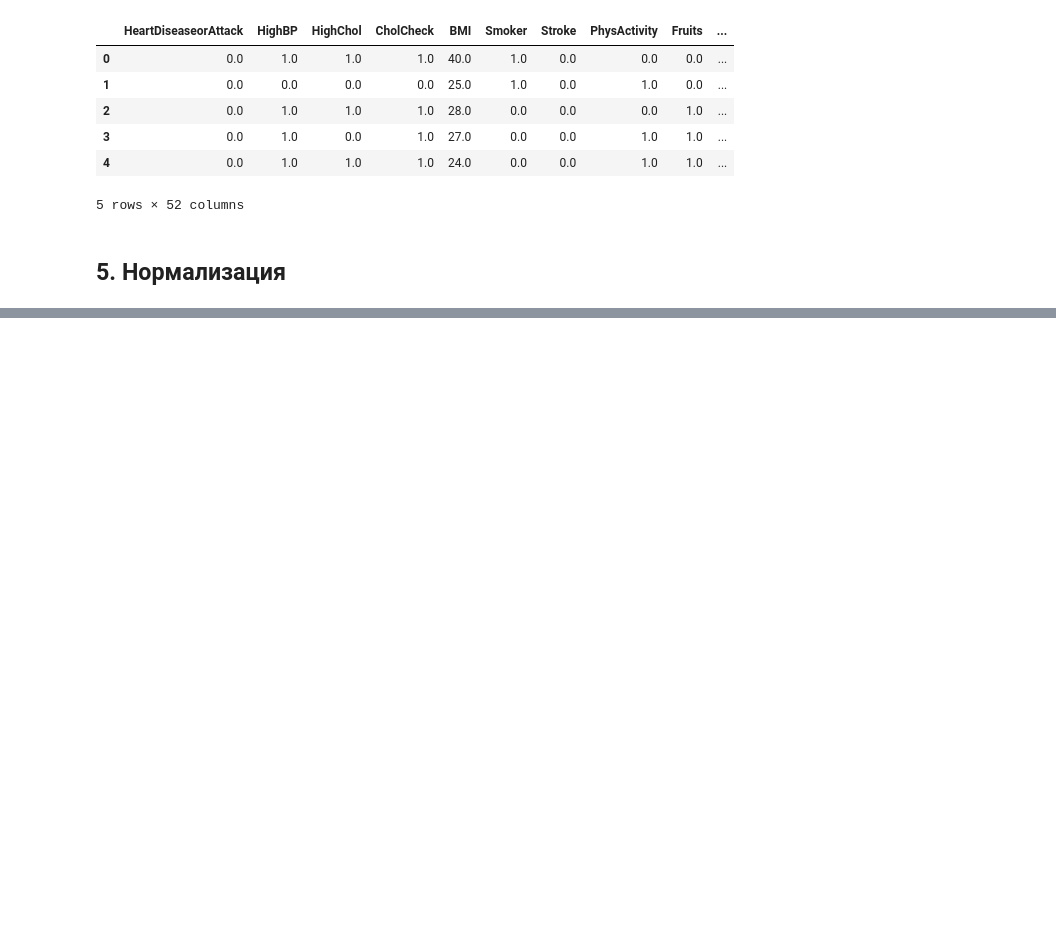
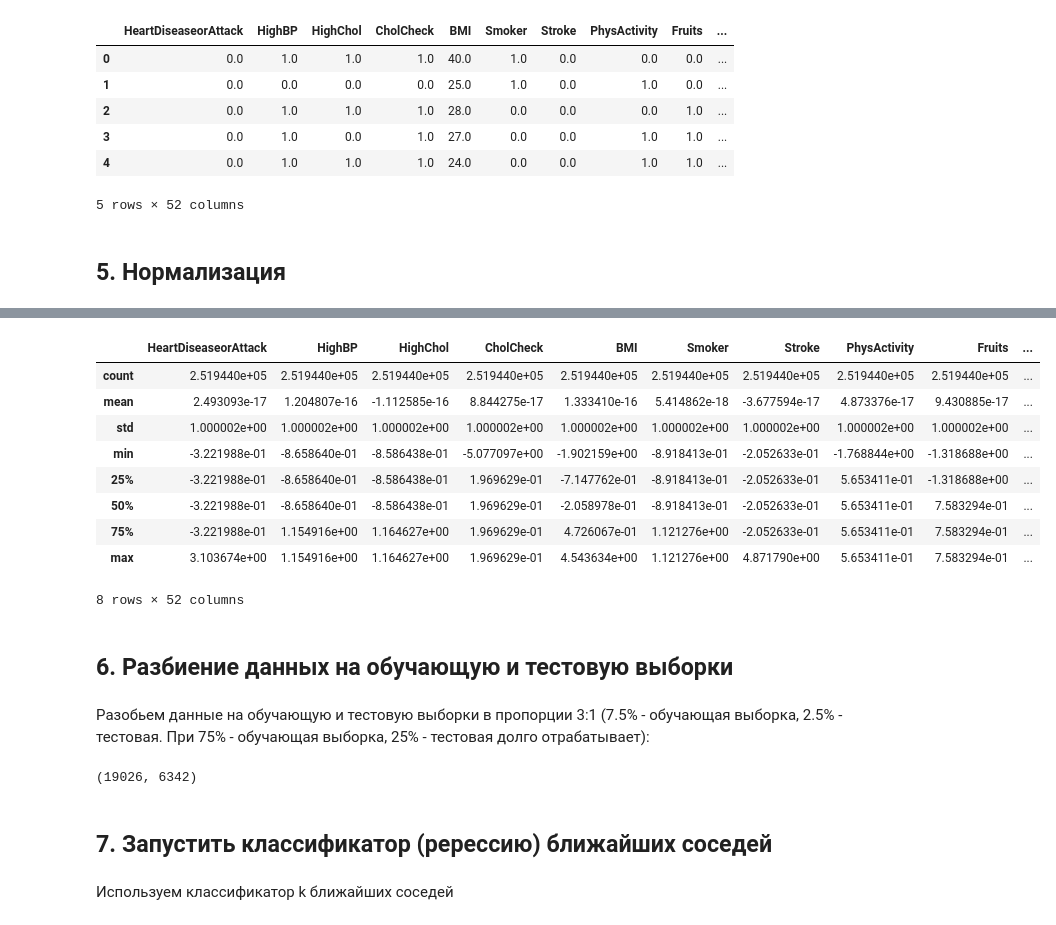
Before and after one commit to qr3x/MLDA-4th-year, a Jupyter notebook: Statistical classification.ipynb, the cells around one changed output, grey strips where cells are left out. Drawn from its saved outputs; the diff is of its cells as text; code cells hidden in the pictures; blank space fills up the shorter version.

```diff
--- a/Statistical classification.ipynb
+++ b/Statistical classification.ipynb
@@ -577,0 +587,39 @@ data.head()
+# %%
+from sklearn.preprocessing import StandardScaler
+scaler = StandardScaler()
+scaler.fit(data)
+data = pd.DataFrame(scaler.transform(data), columns=data.columns, index=data.index)
+data.describe()
+# %% [output]
+|  | HeartDiseaseorAttack | HighBP | HighChol | CholCheck | BMI | Smoker | Stroke | PhysActivity | Fruits | ... |
+| count | 2.519440e+05 | 2.519440e+05 | 2.519440e+05 | 2.519440e+05 | 2.519440e+05 | 2.519440e+05 | 2.519440e+05 | 2.519440e+05 | 2.519440e+05 | ... |
+| mean | 2.493093e-17 | 1.204807e-16 | -1.112585e-16 | 8.844275e-17 | 1.333410e-16 | 5.414862e-18 | -3.677594e-17 | 4.873376e-17 | 9.430885e-17 | ... |
+| std | 1.000002e+00 | 1.000002e+00 | 1.000002e+00 | 1.000002e+00 | 1.000002e+00 | 1.000002e+00 | 1.000002e+00 | 1.000002e+00 | 1.000002e+00 | ... |
+| min | -3.221988e-01 | -8.658640e-01 | -8.586438e-01 | -5.077097e+00 | -1.902159e+00 | -8.918413e-01 | -2.052633e-01 | -1.768844e+00 | -1.318688e+00 | ... |
+| 25% | -3.221988e-01 | -8.658640e-01 | -8.586438e-01 | 1.969629e-01 | -7.147762e-01 | -8.918413e-01 | -2.052633e-01 | 5.653411e-01 | -1.318688e+00 | ... |
+| 50% | -3.221988e-01 | -8.658640e-01 | -8.586438e-01 | 1.969629e-01 | -2.058978e-01 | -8.918413e-01 | -2.052633e-01 | 5.653411e-01 | 7.583294e-01 | ... |
+| 75% | -3.221988e-01 | 1.154916e+00 | 1.164627e+00 | 1.969629e-01 | 4.726067e-01 | 1.121276e+00 | -2.052633e-01 | 5.653411e-01 | 7.583294e-01 | ... |
+| max | 3.103674e+00 | 1.154916e+00 | 1.164627e+00 | 1.969629e-01 | 4.543634e+00 | 1.121276e+00 | 4.871790e+00 | 5.653411e-01 | 7.583294e-01 | ... |
+8 rows × 52 columns
+# %% [markdown]
+## 6. Разбиение данных на обучающую и тестовую выборки
+# %% [markdown]
+Разобьем данные на обучающую и тестовую выборки в пропорции 3:1 (7.5% - обучающая выборка, 2.5% - тестовая. При 75% - обучающая выборка, 25% - тестовая долго отрабатывает):
+# %%
+X = data_raw.drop(['HeartDiseaseorAttack'], axis=1)
+y = data_raw['HeartDiseaseorAttack']
+
+from sklearn.model_selection import train_test_split
+X_train, X_test, y_train, y_test = train_test_split(X, y, train_size = 0.075, test_size = 0.025, random_state = 42)
+
+N_train, _ = X_train.shape
+N_train, _ = X_train.shape
+N_test,  _ = X_test.shape
+
+N_train, N_test
+# %% [output]
+(19026, 6342)
+# %% [markdown]
+## 7. Запустить классификатор (ререссию) ближайших соседей
+# %% [markdown]
+Используем классификатор k ближайших соседей
```
Also changed, not shown: parts of 17 cells of this notebook, 2 other files.
